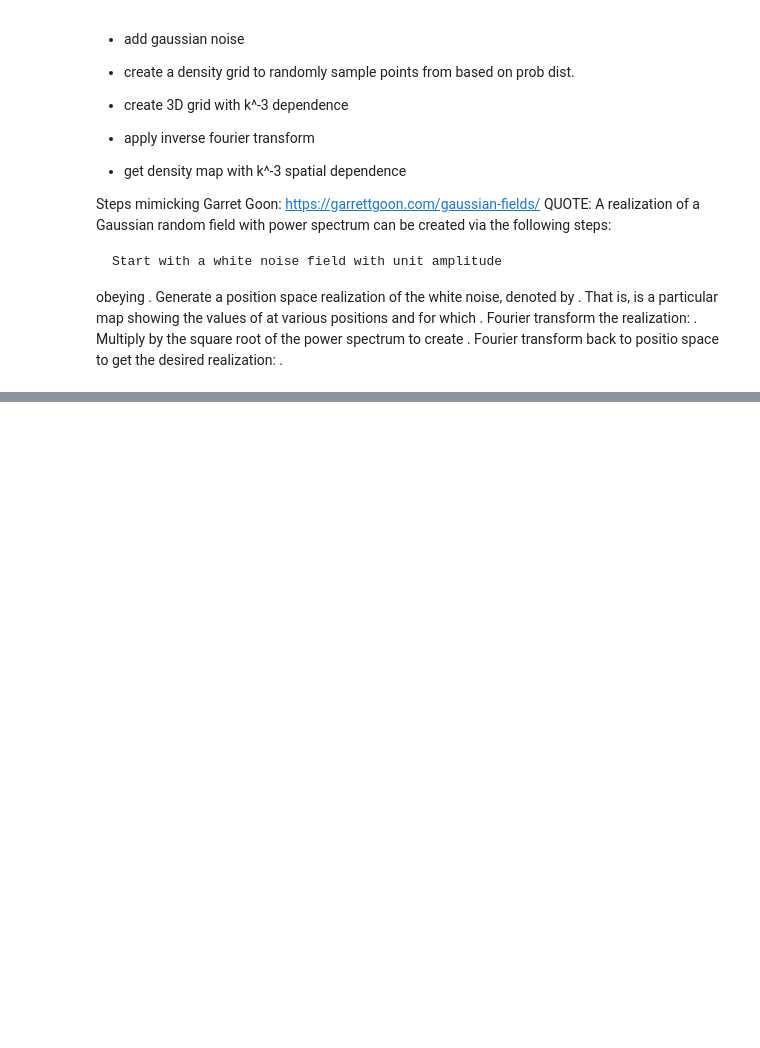
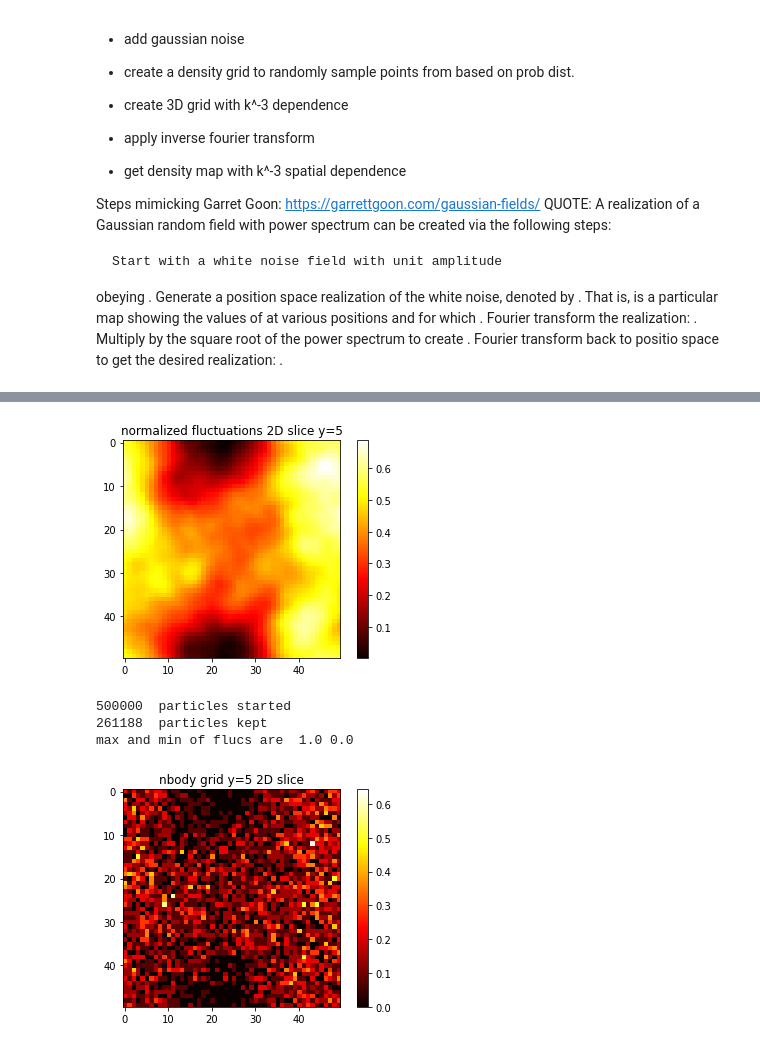
Before and after one commit to lizzord/phys512hw, a Jupyter notebook: final_project/nbody_part4.ipynb, the cells around one changed output, grey strips where cells are left out. Drawn from its saved outputs; the diff is of its cells as text; code cells hidden in the pictures; blank space fills up the shorter version.

Commit message:
part 4 working

```diff
--- a/final_project/nbody_part4.ipynb
+++ b/final_project/nbody_part4.ipynb
@@ -196,0 +229,41 @@ dx before multiplication by 2pi/num is  [  0   1   2   3   4   5   6   7   8   9
+# %%
+#run nbody steps see what the universe will look like. use periodic boundary conditions
+num_part = 5*10**5
+spread=50
+periodic = True
+vzero = True
+soft=4
+n = 51
+
+
+name_prefix = "grid" + str(spread) + "step" + str(n) + "soften" + str(soft)
+if periodic:
+    outdir = "part4Outputs/" + name_prefix + "/" + name_prefix
+else:
+    outdir = "part4Outputs/" + name_prefix + "/" + name_prefix
+
+
+pos = generate_start_poisitions(spread, num_part, DEBUG=True)
+if vzero:
+    v = np.zeros( (3, pos.shape[1]) )
+else:
+    v = np.random.rand(3, pos.shape[1])
+
+#instantiate the class
+nbody = NbodyClass(pos, v, outdir=outdir, sgrid=spread, periodic=periodic, gradient=False, soft=soft)
+nbody.calculate_potential(DEBUG=False)
+
+#display initial density grid
+mpl.figure()
+mpl.imshow(nbody.grid[:, 5, :]/np.max(nbody.grid), cmap='hot')
+mpl.title('nbody grid y=5 2D slice')
+mpl.colorbar()
+mpl.show()
+
+nbody.take_n_steps(n, plots=True, plot_every=1)
+# %% [output]
+[figure, added]
+500000  particles started
+261188  particles kept
+max and min of flucs are  1.0 0.0
+[figure, added]
```
Also changed, not shown: parts of 6 cells of this notebook.
